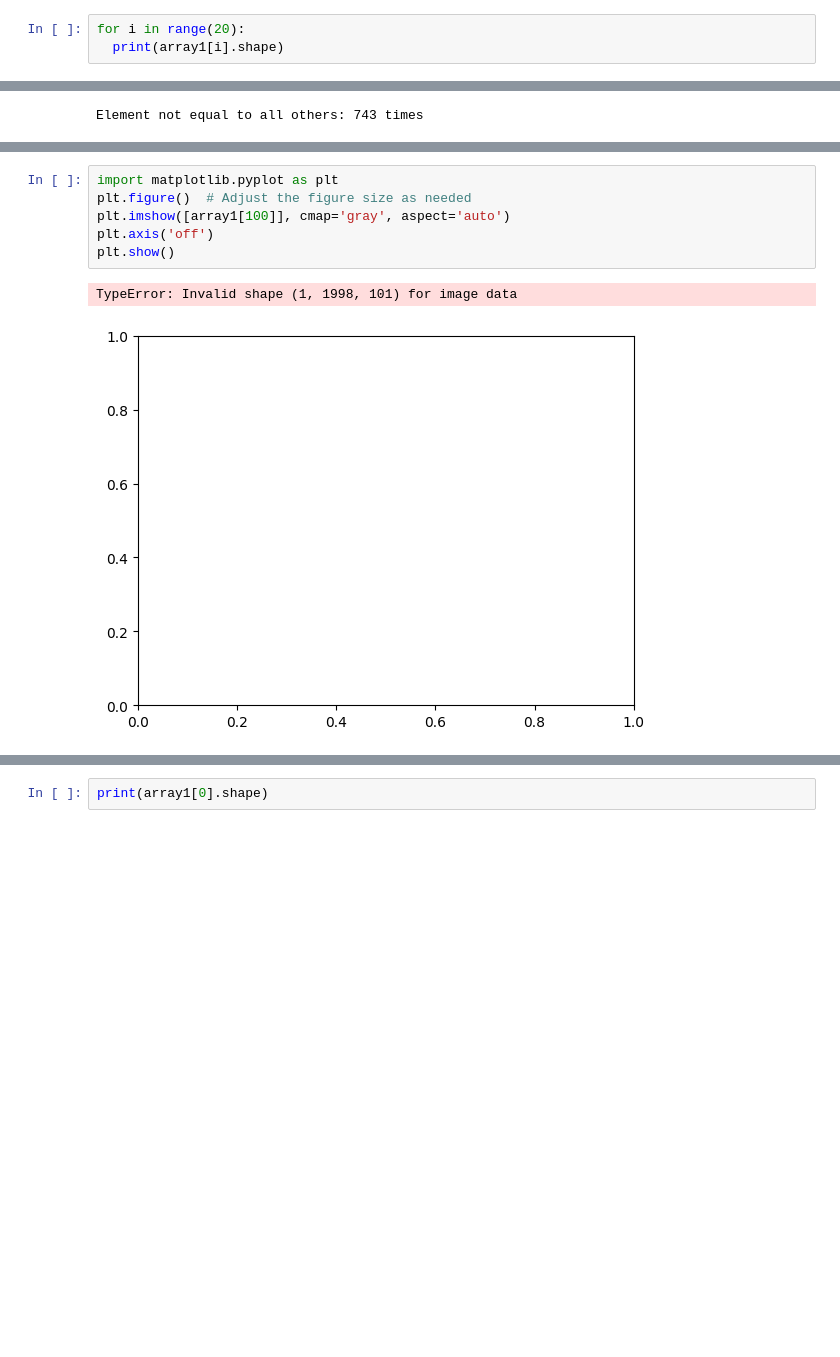
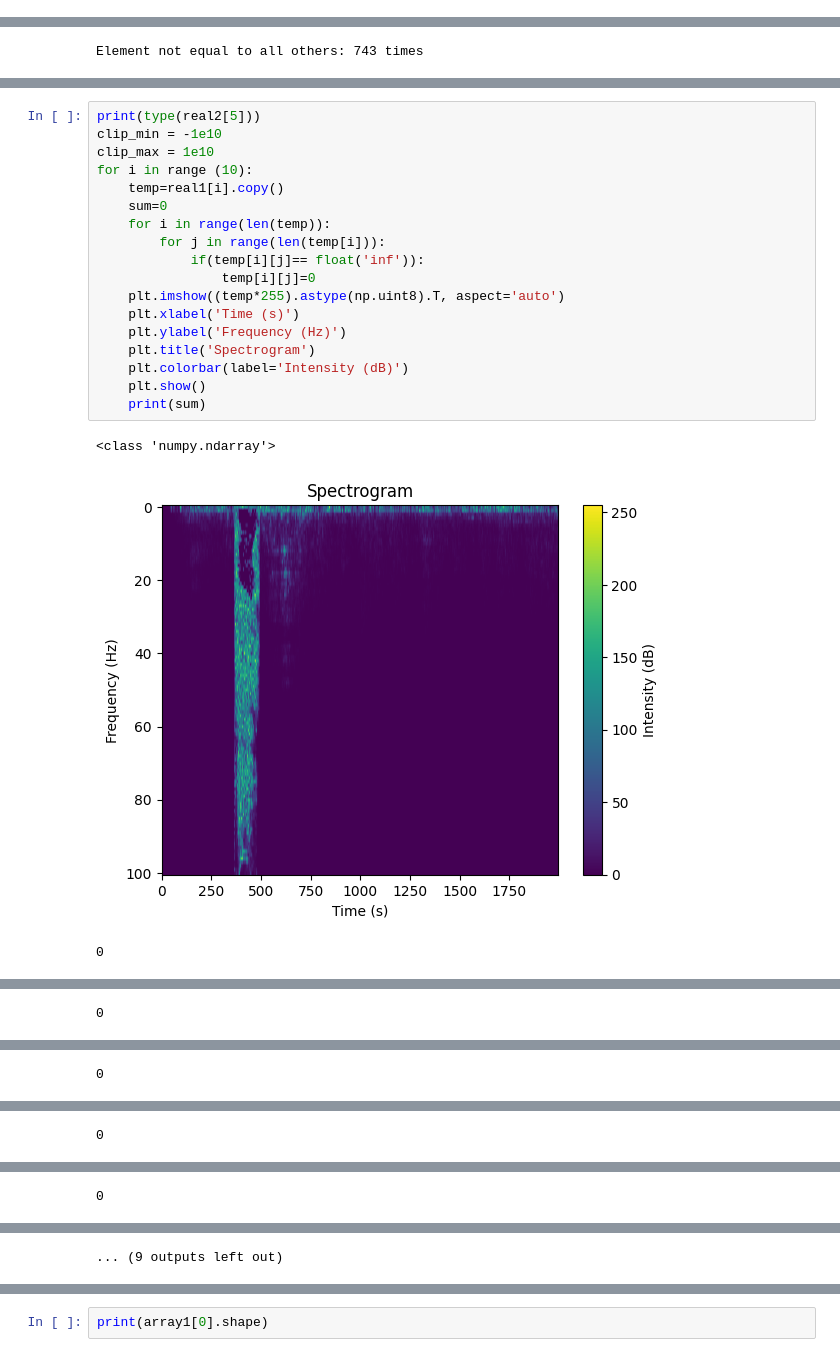
Before and after one commit to nouralmulhem/Cipher-Sphere, a Jupyter notebook: try/fakeDatadet.ipynb, the cells around one changed output, grey strips where cells are left out. Drawn from its saved outputs; the diff is of its cells as text; blank space fills up the shorter version.

```diff
--- a/try/fakeDatadet.ipynb
+++ b/try/fakeDatadet.ipynb
@@ -14,6 +15,3 @@ array1 = data['x']
 array2 = data['y']
 real1 = real['x']
 real2 = real['y']
-# %%
-for i in range(20):
-  print(array1[i].shape)
@@ -142,9 +122,22 @@ plt.show()
-# %%
-import matplotlib.pyplot as plt
-plt.figure()  # Adjust the figure size as needed
-plt.imshow([array1[100]], cmap='gray', aspect='auto')
-plt.axis('off')
-plt.show()
-# %% [output]
-TypeError: Invalid shape (1, 1998, 101) for image data
-[figure, removed]
+# %%
+print(type(real2[5]))
+clip_min = -1e10
+clip_max = 1e10
+for i in range (10):
+    temp=real1[i].copy()
+    sum=0
+    for i in range(len(temp)):
+        for j in range(len(temp[i])):
+            if(temp[i][j]== float('inf')):
+                temp[i][j]=0
+    plt.imshow((temp*255).astype(np.uint8).T, aspect='auto')
+    plt.xlabel('Time (s)')
+    plt.ylabel('Frequency (Hz)')
+    plt.title('Spectrogram')
+    plt.colorbar(label='Intensity (dB)')
+    plt.show()
+    print(sum)
+# %% [output]
+<class 'numpy.ndarray'>
+[figure, added]
+0
@@ -150,0 +145 @@ TypeError: Invalid shape (1, 1998, 101) for image data
+0
@@ -150,0 +147 @@ TypeError: Invalid shape (1, 1998, 101) for image data
+0
@@ -150,0 +149 @@ TypeError: Invalid shape (1, 1998, 101) for image data
+0
@@ -150,0 +151 @@ TypeError: Invalid shape (1, 1998, 101) for image data
+0
@@ -150,0 +153 @@ TypeError: Invalid shape (1, 1998, 101) for image data
+... (9 outputs left out)
```
Also changed, not shown: parts of 8 cells of this notebook, 1 other file.
